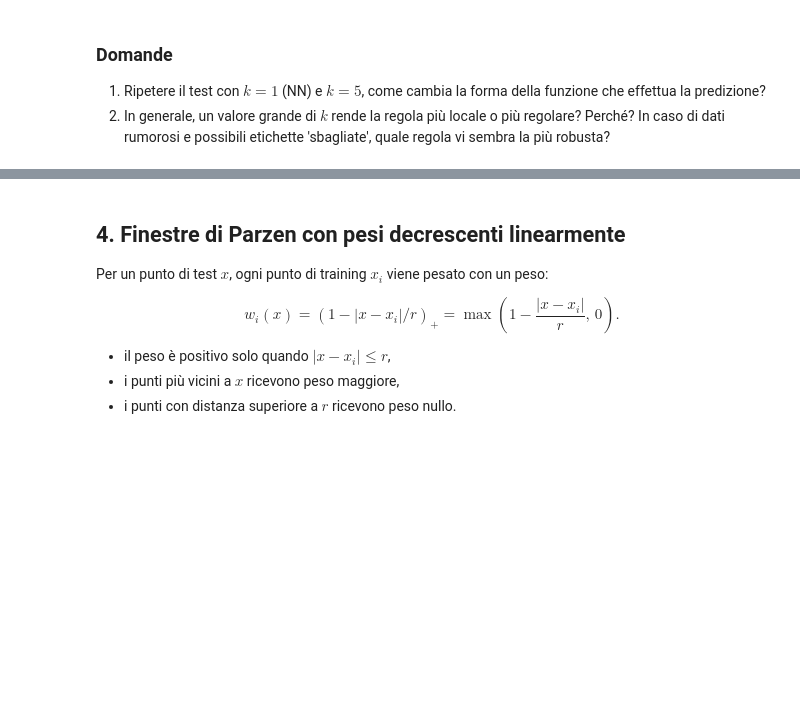
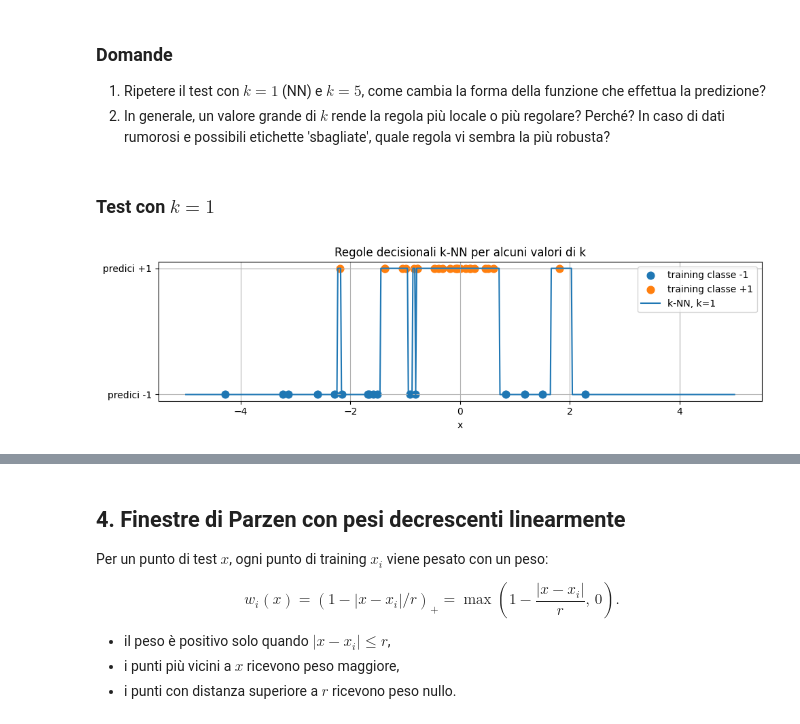
Before and after one commit to iamgiu/Introduzione-al-Data-Science, a Jupyter notebook: Notebook/4. Quarta Settimana/lab4.ipynb, the cells around one changed output, grey strips where cells are left out. Drawn from its saved outputs; the diff is of its cells as text; code cells hidden in the pictures; blank space fills up the shorter version.

```diff
--- a/Notebook/4. Quarta Settimana/lab4.ipynb
+++ b/Notebook/4. Quarta Settimana/lab4.ipynb
@@ -167,3 +205,24 @@ plt.show()
 
 1. Ripetere il test con $k=1$ (NN) e $k=5$, come cambia la forma della funzione che effettua la predizione?
 2. In generale, un valore grande di $k$ rende la regola più locale o più regolare? Perché? In caso di dati rumorosi e possibili etichette 'sbagliate', quale regola vi sembra la più robusta?
+# %% [markdown]
+### Test con $ k=1 $
+# %%
+x_grid = np.linspace(-5, 5, 600)
+
+fig, ax = plt.subplots(figsize=(10, 3))
+ax.scatter(X_train[y_train == -1], -np.ones(np.sum(y_train == -1)), s=60, label="training classe -1")
+ax.scatter(X_train[y_train == 1],  np.ones(np.sum(y_train == 1)),  s=60, label="training classe +1")
+
+pred_grid = knn_predict_grid(x_grid, X_train, y_train, 1)
+ax.plot(x_grid, pred_grid, label=f"k-NN, k=1")
+
+ax.set_yticks([-1, 1])
+ax.set_yticklabels(["predici -1", "predici +1"])
+ax.set_xlabel("x")
+ax.set_title("Regole decisionali k-NN per alcuni valori di k")
+ax.legend()
+plt.tight_layout()
+plt.show()
+# %% [output]
+[figure, added]
```
Also changed, not shown: parts of 9 cells of this notebook.
